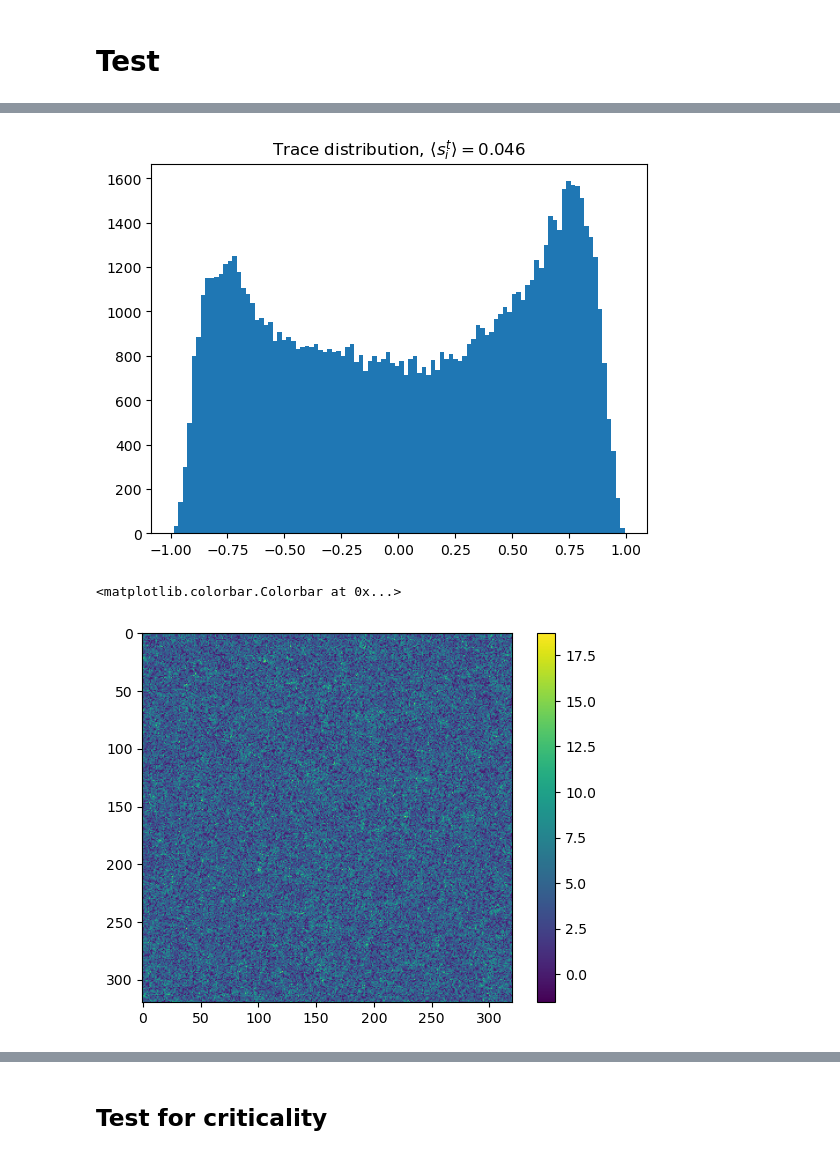
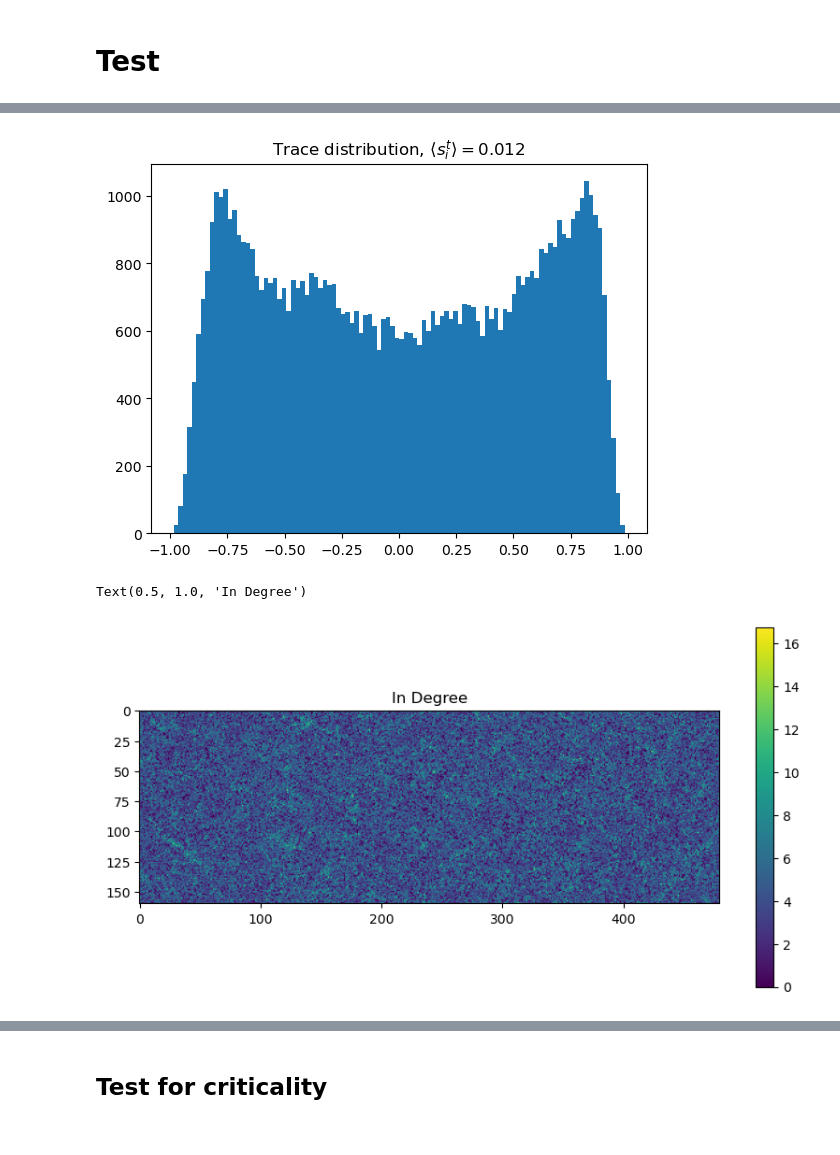
Before and after one commit to heysoos/ising-CA, a Jupyter notebook: IsingCA_pygame-local-connectivity_xi_zealots.ipynb, the cells around one changed output, grey strips where cells are left out. Drawn from its saved outputs; the diff is of its cells as text; code cells hidden in the pictures.

```diff
--- a/IsingCA_pygame-local-connectivity_xi_zealots.ipynb
+++ b/IsingCA_pygame-local-connectivity_xi_zealots.ipynb
@@ -113,7 +113,7 @@ def print_something(something):
 RADIUS=1
 # BETA=1. / (RADIUS*RADIUS)
 BETA=1.
-RES=(320, 320)
+RES=(480, 160)
 ca=isingCA(RES, BETA=BETA, RADIUS=RADIUS).cuda()
 state = ca.initGrid((RES[0], RES[1]))
 
@@ -320,13 +321,15 @@ plt.title(title_str);
 plt.hist(state[0, 1][~zealot_mask[0, 0]].reshape(-1).cpu().numpy(), 100);
 plt.title(rf'Trace distribution, $\langle s_i^t \rangle = {state[0, 1][~zealot_mask[0, 0]].mean().cpu().numpy():.3f}$');
 # %% [output]
-[figure, old version]
+[figure, new version]
 # %%
-plot1 = ca.rule.nearest_neighbours.clone()
+plt.figure(figsize=(10, 5))
+in_degree = ca.rule.nearest_neighbours.clone()
 # plot1[:, :, zmask_flat] = torch.nan
-plot1 = plot1.reshape(1, (2 * RADIUS + 1) ** 2, RESX, RESY).sum(dim=1).cpu().numpy()[0]
+in_degree = in_degree.reshape(1, (2 * RADIUS + 1) ** 2, RESX, RESY).sum(dim=1).cpu().numpy()[0]
 # vmax=np.median(plot1) + np.std(plot1)
-plt.imshow(plot1.T); plt.colorbar()
+plt.imshow(in_degree.T); plt.colorbar()
+plt.title('In Degree')
 # %% [output]
-<matplotlib.colorbar.Colorbar at 0x...>
+Text(0.5, 1.0, 'In Degree')
-[figure, old version]
+[figure, new version]
```
Also changed, not shown: parts of 7 cells of this notebook, 1 other file.
